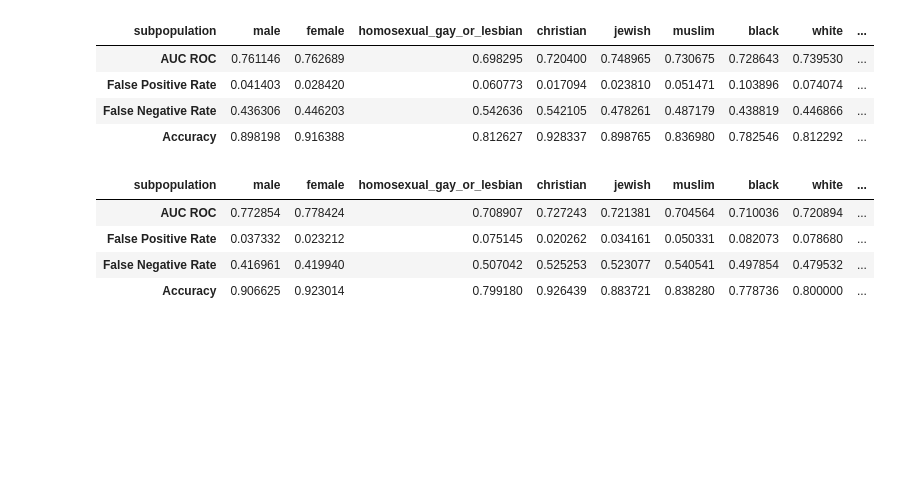
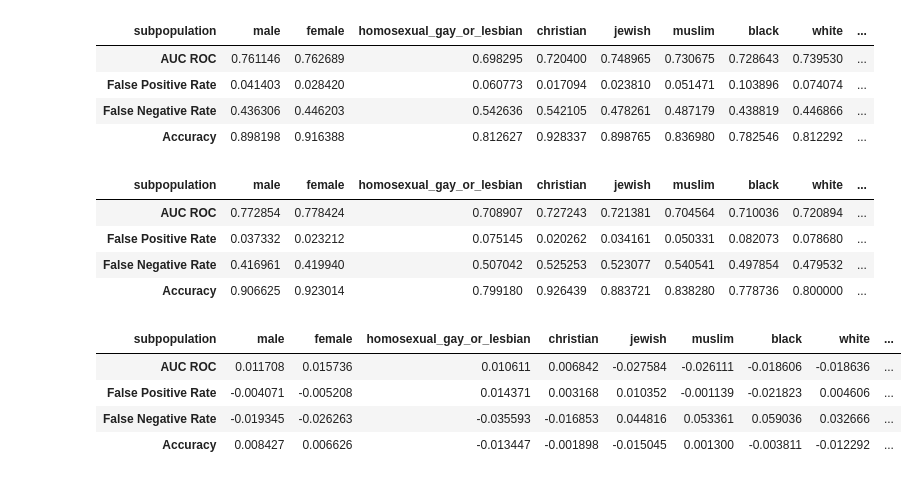
Before and after one commit to robinhad/toxicity-analysis, a Jupyter notebook: outcomes_dkushn.ipynb, the cells around one changed output. Saved outputs shown, nothing was run; the diff lists cells and outputs as text; code cells hidden in the pictures; blank space fills up the shorter version.

```diff
--- a/outcomes_dkushn.ipynb
+++ b/outcomes_dkushn.ipynb
@@ -784,3 +794,12 @@ selected_rows.set_index("subpopulation").T
 | False Positive Rate | 0.037332 | 0.023212 | 0.075145 | 0.020262 | 0.034161 | 0.050331 | 0.082073 | 0.078680 | ... |
 | False Negative Rate | 0.416961 | 0.419940 | 0.507042 | 0.525253 | 0.523077 | 0.540541 | 0.497854 | 0.479532 | ... |
 | Accuracy | 0.906625 | 0.923014 | 0.799180 | 0.926439 | 0.883721 | 0.838280 | 0.778736 | 0.800000 | ... |
+# %%
+diff2 = results_data['private'].T - results_data['public'].T
+diff2[identity_columns]
+# %% [output]
+| subpopulation | male | female | homosexual_gay_or_lesbian | christian | jewish | muslim | black | white | ... |
+| AUC ROC | 0.011708 | 0.015736 | 0.010611 | 0.006842 | -0.027584 | -0.026111 | -0.018606 | -0.018636 | ... |
+| False Positive Rate | -0.004071 | -0.005208 | 0.014371 | 0.003168 | 0.010352 | -0.001139 | -0.021823 | 0.004606 | ... |
+| False Negative Rate | -0.019345 | -0.026263 | -0.035593 | -0.016853 | 0.044816 | 0.053361 | 0.059036 | 0.032666 | ... |
+| Accuracy | 0.008427 | 0.006626 | -0.013447 | -0.001898 | -0.015045 | 0.001300 | -0.003811 | -0.012292 | ... |
```
Also changed, not shown: parts of 6 cells of this notebook.
